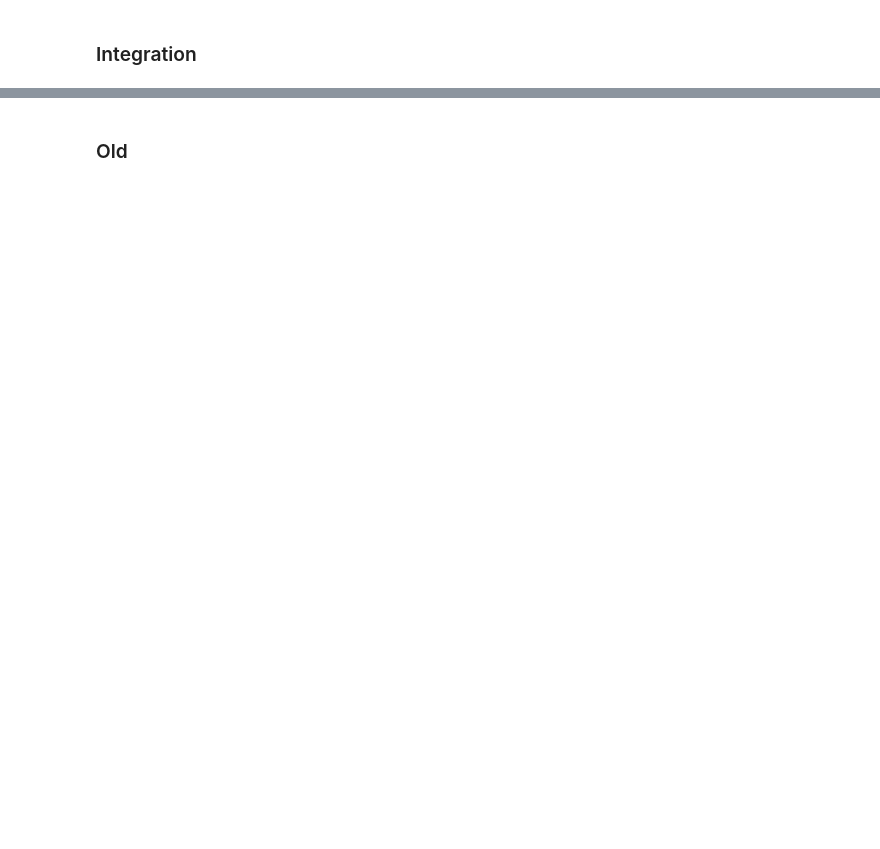
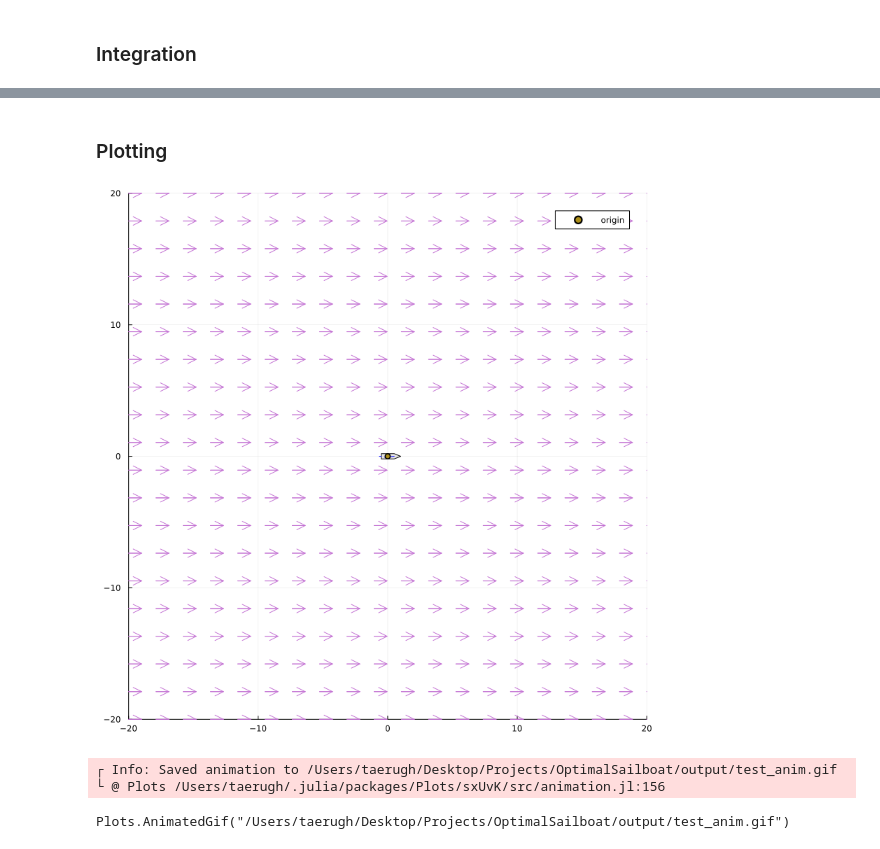
Before and after one commit to taerugh/OptimalSailboat, a Jupyter notebook: sailboat_dynamics.ipynb, the cells around one changed output, grey strips where cells are left out. Saved outputs shown, nothing was run; the diff lists cells and outputs as text; code cells hidden in the pictures; blank space fills up the shorter version.

```diff
--- a/sailboat_dynamics.ipynb
+++ b/sailboat_dynamics.ipynb
@@ -212,2 +266,2 @@ end;
 # %% [markdown]
-### Old
+### Plotting
@@ -244,0 +319,26 @@ end
+# %%
+let
+    p = [0.03, 40, 6000, 200, 1500, 0.5, 0.5, 2, 300, 400, 0.2]
+    x = [0.0, 0.0, 0.0, 0.0, 0.0]
+    u = [0.0, π/32]
+    plot_scene(x, u, p, waypoints=[(0,0,"origin")])
+end
+# %% [output]
+[figure, added]
+# %%
+let
+    n = 100
+    p = [0.03, 40, 6000, 200, 1500, 0.5, 0.5, 2, 300, 400, 0.2]
+    x = [0.0, 0.0, π/2, 0.0, 0.0]
+    u = [0, π/16]
+    Δt = 0.1
+    anim = @animate for i ∈ 1:n
+        plot_scene(x, u, p)
+        x = rk4(x, u, p, Δt)
+    end
+    gif(anim, "output/test_anim.gif", fps = 15)
+end
+# %% [output]
+┌ Info: Saved animation to /Users/taerugh/Desktop/Projects/OptimalSailboat/output/test_anim.gif
+└ @ Plots /Users/taerugh/.julia/packages/Plots/sxUvK/src/animation.jl:156
+Plots.AnimatedGif("/Users/taerugh/Desktop/Projects/OptimalSailboat/output/test_anim.gif")
```
Also changed, not shown: parts of 21 cells of this notebook, 7 other files.
